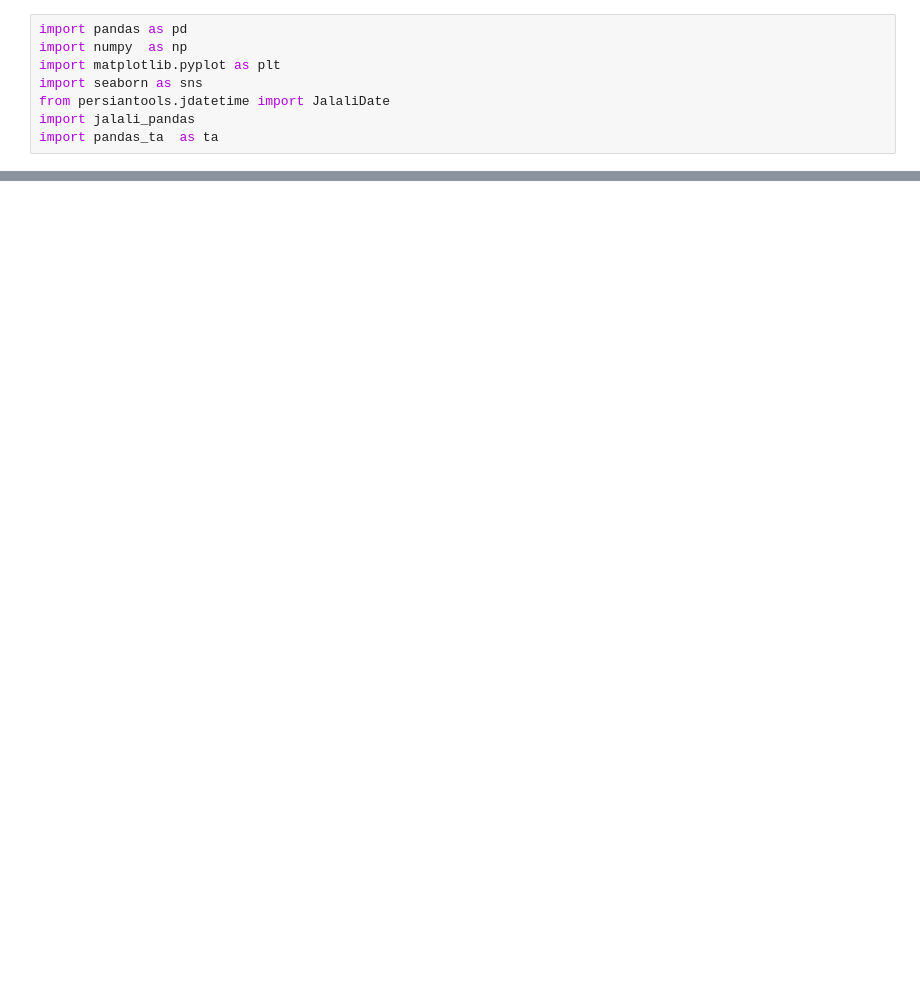
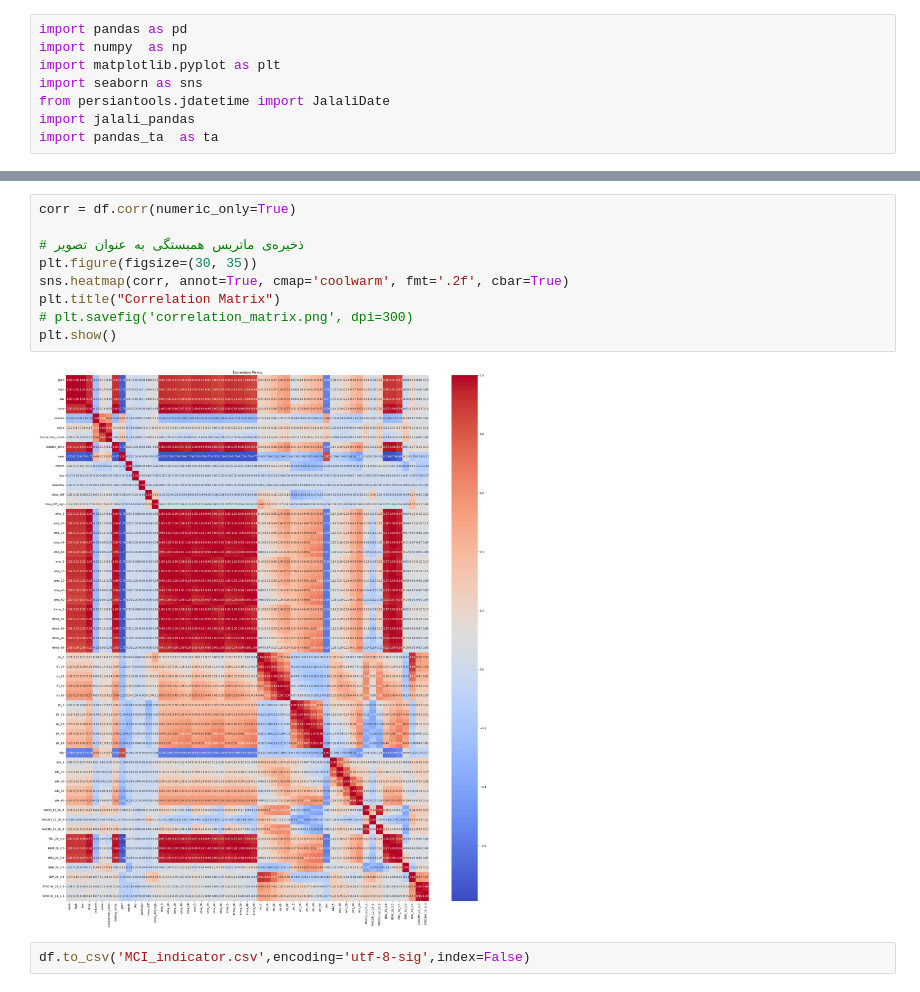
Before and after one commit to mostafamhmdi/IR-MCI-Stock, a Jupyter notebook: codes/add_indicators.ipynb, the cells around one changed output, grey strips where cells are left out. Drawn from its saved outputs; the diff is of its cells as text; blank space fills up the shorter version.

```diff
--- a/codes/add_indicators.ipynb
+++ b/codes/add_indicators.ipynb
@@ -109,0 +127,13 @@ Name: RSI_10, Length: 2730, dtype: float64
+# %%
+corr = df.corr(numeric_only=True)
+
+# ذخیره‌ی ماتریس همبستگی به عنوان تصویر
+plt.figure(figsize=(30, 35))
+sns.heatmap(corr, annot=True, cmap='coolwarm', fmt='.2f', cbar=True)
+plt.title("Correlation Matrix")
+# plt.savefig('correlation_matrix.png', dpi=300)
+plt.show()
+# %% [output]
+[figure, added]
+# %%
+df.to_csv('MCI_indicator.csv',encoding='utf-8-sig',index=False)
```
Also changed, not shown: parts of 10 cells of this notebook.
